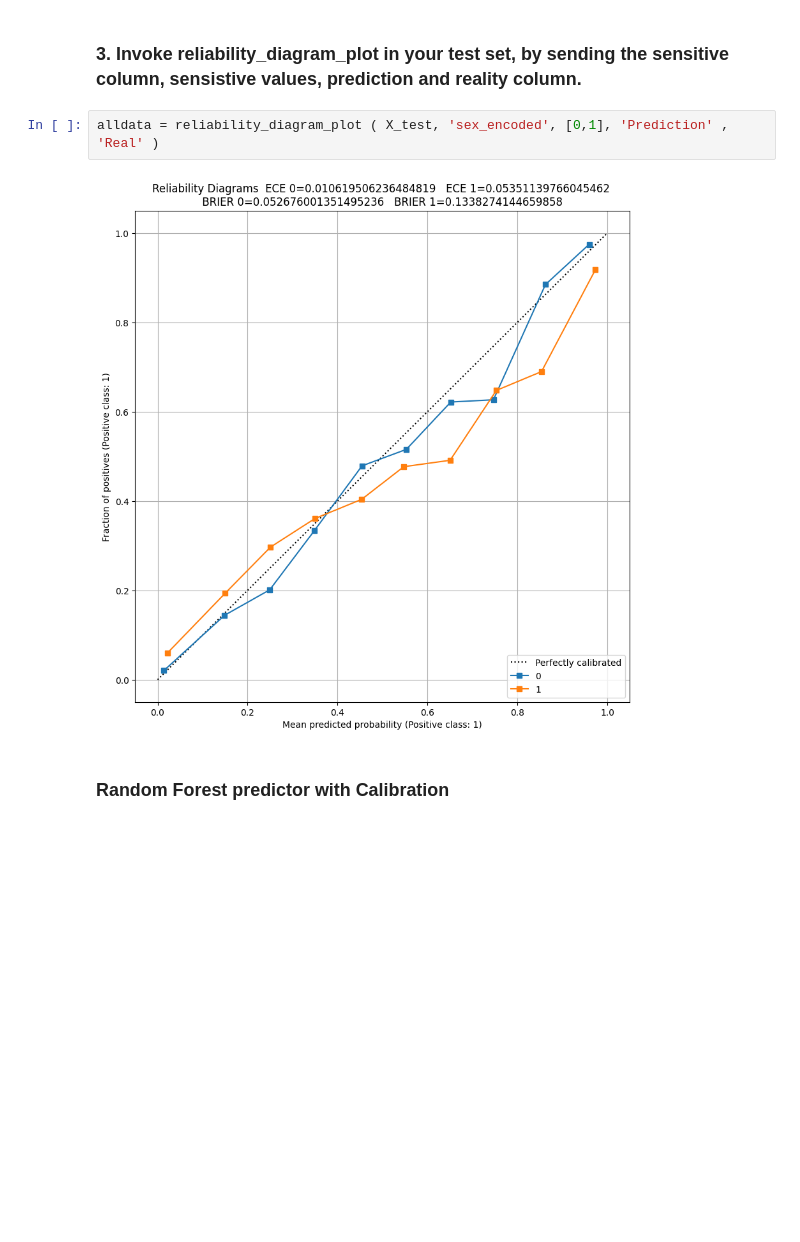
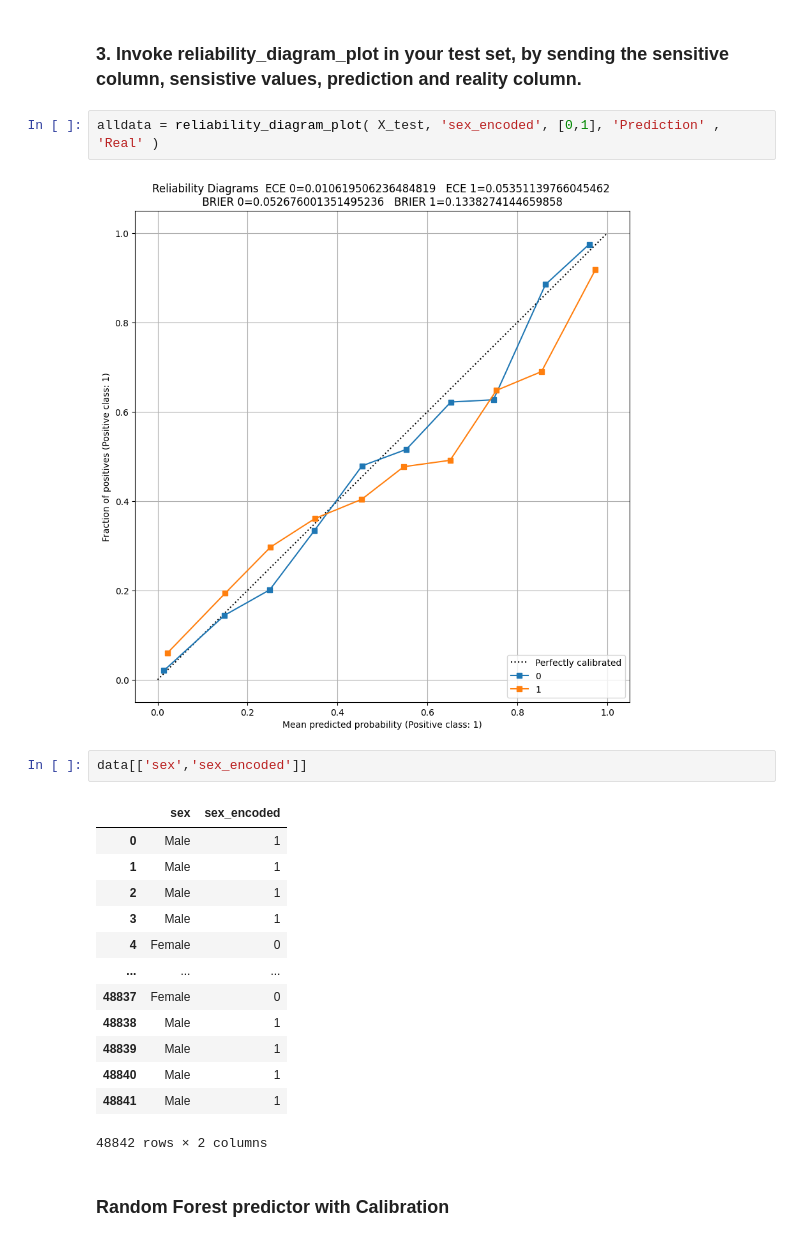
Before and after one commit to jsaray/kafkanator, a Jupyter notebook: notebooks/Detecting unfairness with Reliability Diagrams.ipynb, the cells around one changed output. Cells and saved outputs as stored; diff of their text form; blank space fills up the shorter version.

```diff
--- a/notebooks/Detecting unfairness with Reliability Diagrams.ipynb
+++ b/notebooks/Detecting unfairness with Reliability Diagrams.ipynb
@@ -90,9 +94,25 @@ X_test['Real'] = y_test
 # %% [markdown]
 <h3> 3. Invoke reliability_diagram_plot in your test set, by sending the sensitive column, sensistive values, prediction and reality column. </h3>
 # %%
-alldata = reliability_diagram_plot ( X_test, 'sex_encoded', [0,1], 'Prediction' , 'Real' )
+alldata = reliability_diagram_plot( X_test, 'sex_encoded', [0,1], 'Prediction' , 'Real' )
 # %% [output]
 [figure]
+# %%
+data[['sex','sex_encoded']]
+# %% [output]
+|  | sex | sex_encoded |
+| 0 | Male | 1 |
+| 1 | Male | 1 |
+| 2 | Male | 1 |
+| 3 | Male | 1 |
+| 4 | Female | 0 |
+| ... | ... | ... |
+| 48837 | Female | 0 |
+| 48838 | Male | 1 |
+| 48839 | Male | 1 |
+| 48840 | Male | 1 |
+| 48841 | Male | 1 |
+48842 rows × 2 columns
 # %% [markdown]
 <h3> Random Forest predictor with Calibration </h3>
 # %%
```
Also changed, not shown: parts of 8 cells of this notebook.
